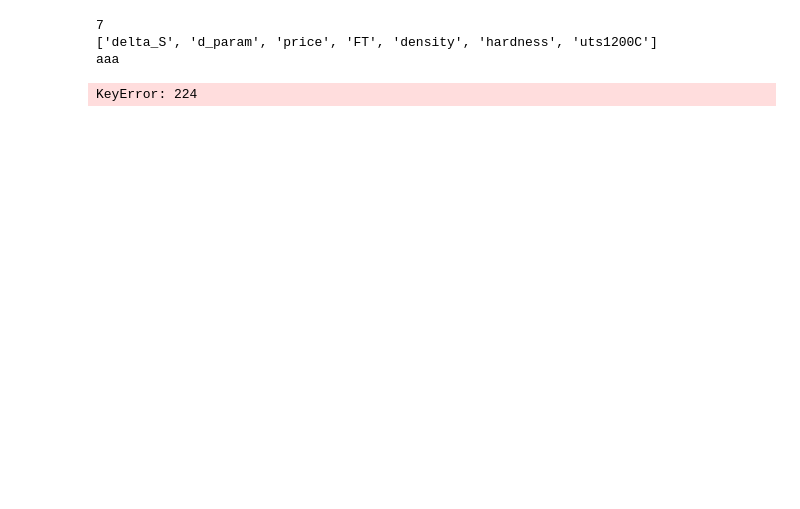
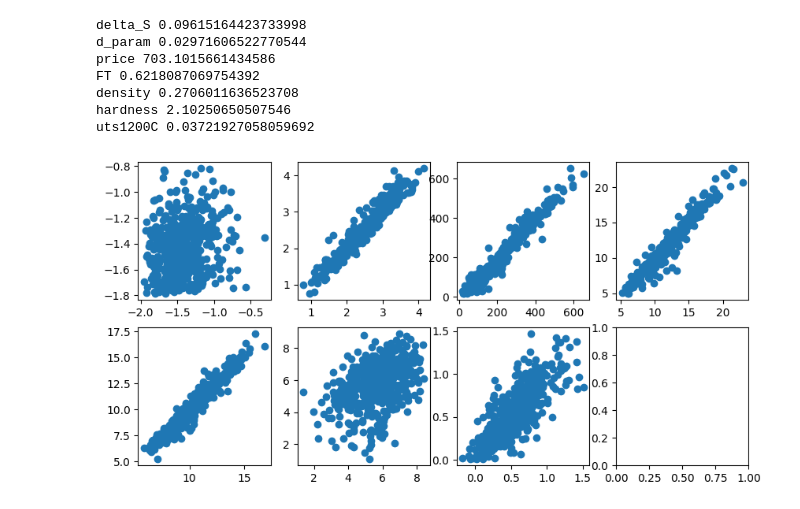
Before and after one commit to dovahkiin0022/cGAN_demo, a Jupyter notebook: notebooks/train_cGAN.ipynb, the cells around one changed output. Drawn from its saved outputs; the diff is of its cells as text; code cells hidden in the pictures; blank space fills up the shorter version.

```diff
--- a/notebooks/train_cGAN.ipynb
+++ b/notebooks/train_cGAN.ipynb
@@ -164,28 +151,30 @@ with torch.no_grad():
 from heagan.tools.functions import calculate_entropy_mixing, decode
 from joblib import load
 res = np.zeros((n,len(prop_names)))
-print(prop_dim)
-print(prop_names)
 for i,prop in enumerate(prop_names):
     decoded_comps = [decode(x,dset.elements) for x in generated.numpy()]
     if prop == 'delta_S':
         res[:,0] = [calculate_entropy_mixing(x) for x in decoded_comps]
     else:
-        with resources.files('heagan.saved_surrogates').joinpath(f'surrogate_{prop}.joblib') as fname:
-            print('aaa')
-            model = load(fname)
-            res[:,i] = model.predict(generated.numpy())
-#generated
+        with resources.files('heagan.newSurrogates').joinpath(f'surrogate_{prop}.onnx') as fname:
+            model = onnxruntime.InferenceSession(str(fname))
+            pred = model.run([model.get_outputs()[0].name],
+                                 {model.get_inputs()[0].name: generated.numpy()})[0]
+            res[:,i] = pred.flatten()
-# %% [output]
-7
-['delta_S', 'd_param', 'price', 'FT', 'density', 'hardness', 'uts1200C']
-aaa
-KeyError: 224
 # %%
 import matplotlib.pyplot as plt
 from sklearn.metrics import mean_squared_error
 fig,ax = plt.subplots(2,4,figsize = (10,5))
 ax = ax.ravel()
-for i in range(len(prop_names)):
+for i, p in enumerate(prop_names):
     ax[i].scatter(res[:,i], scaling_pipe['Scaler'].inverse_transform(props.to('cpu').detach().numpy())[:,i])
-    print(mean_squared_error(res[:,i], scaling_pipe['Scaler'].inverse_transform(props.to('cpu').detach().numpy())[:,i]))
+    print(p, mean_squared_error(res[:,i], scaling_pipe['Scaler'].inverse_transform(props.to('cpu').detach().numpy())[:,i]))
+# %% [output]
+delta_S 0.09615164423733998
+d_param 0.02971606522770544
+price 703.1015661434586
+FT 0.6218087069754392
+density 0.2706011636523708
+hardness 2.10250650507546
+uts1200C 0.03721927058059692
+[figure, added]
```
Also changed, not shown: parts of 2 cells of this notebook, 1 other file.
